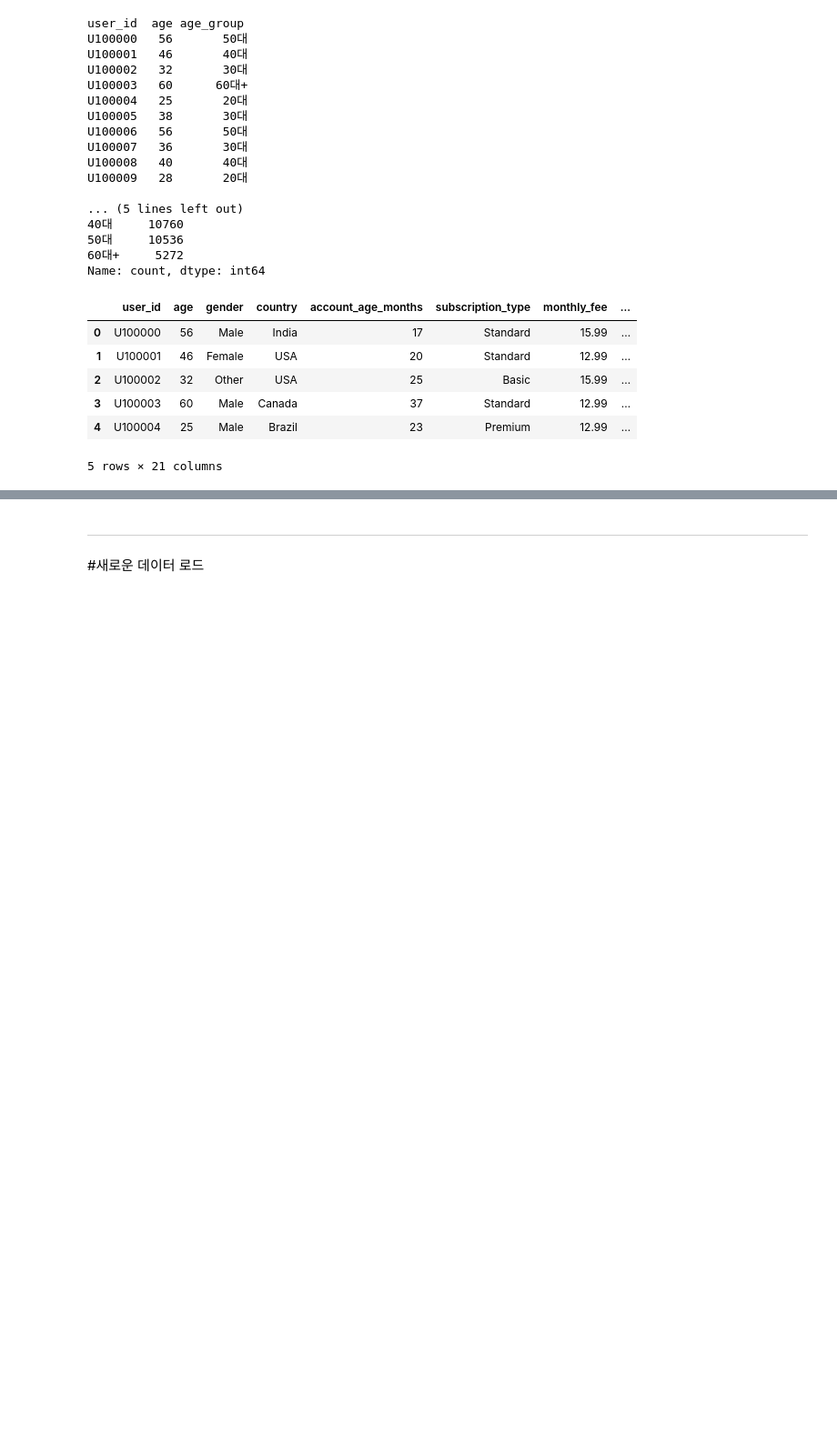
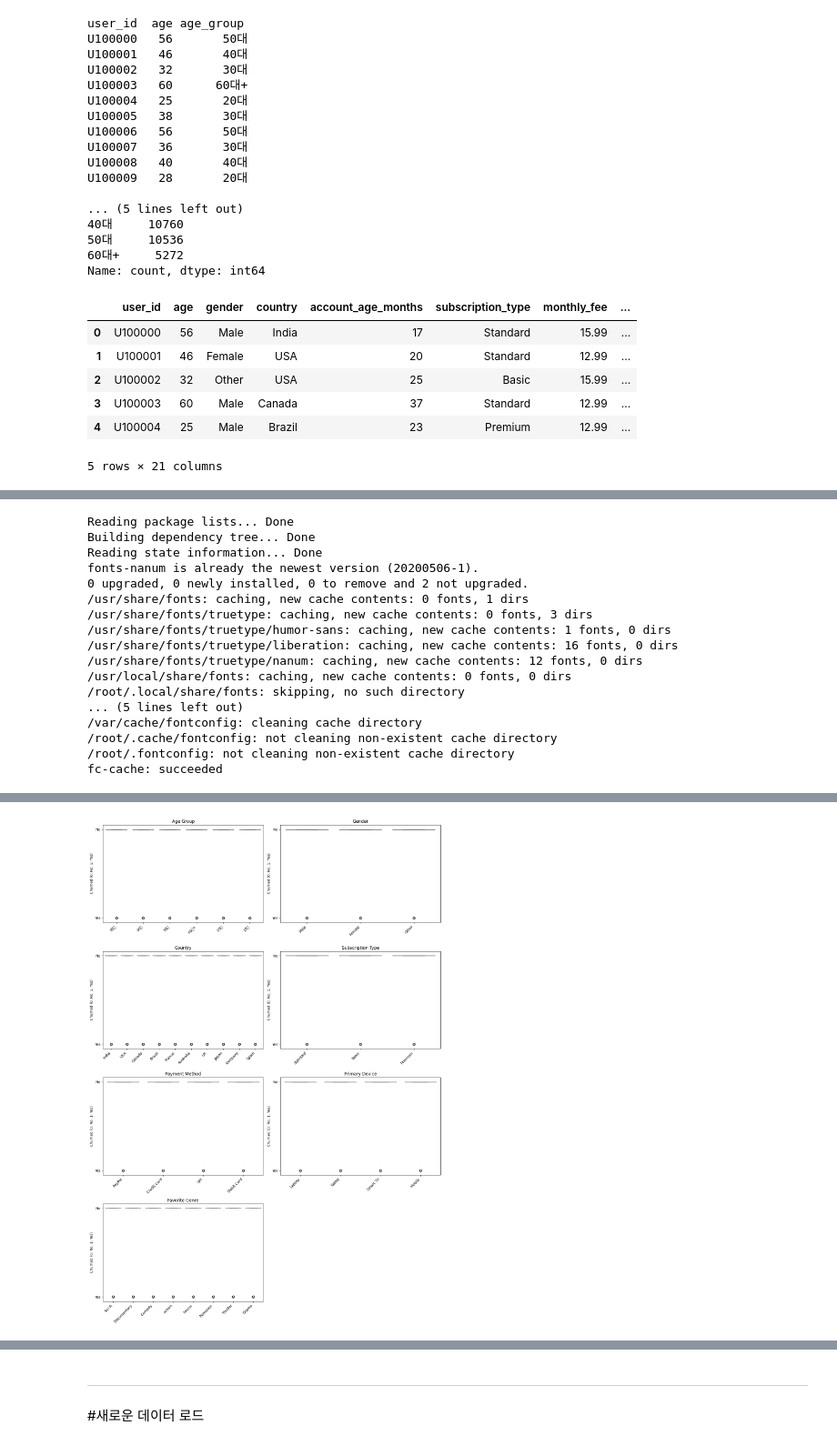
Before and after one commit to DogwonLee/Netflix-User-Behavior, a Jupyter notebook: Netflix.ipynb, the cells around one changed output, grey strips where cells are left out. Shown at 91% size. Cells and saved outputs as stored; diff of their text form; code cells hidden in the pictures; blank space fills up the shorter version.

```diff
--- a/Netflix.ipynb
+++ b/Netflix.ipynb
@@ -183,0 +444,56 @@ df.to_csv("netflix_with_age_group.csv", index=False)
+# %%
+import seaborn as sns
+import matplotlib.pyplot as plt
+
+# 폰트 설정 (이전 셀에서 이미 설치되었을 수 있으나, 혹시 모를 경우를 대비하여 다시 포함합니다)
+!sudo apt-get install -y fonts-nanum
+!sudo fc-cache -fv
+!rm ~/.cache/matplotlib -rf
+
+plt.rc('font', family='NanumBarunGothic') # 나눔바른고딕으로 설정
+plt.rcParams['axes.unicode_minus'] = False # 마이너스 폰트 깨짐 방지
+
+categorical_cols = [
+    'age_group',
+    'gender',
+    'country',
+    'subscription_type',
+    'payment_method',
+    'primary_device',
+    'favorite_genre'
+]
+
+# Calculate number of rows and columns for subplots
+n_cols = 2 # 2열로 변경
+n_rows = (len(categorical_cols) + n_cols - 1) // n_cols
+
+plt.figure(figsize=(n_cols * 7, n_rows * 5)) # 피규어 크기 조정
+
+for i, col in enumerate(categorical_cols):
+    plt.subplot(n_rows, n_cols, i + 1) # 서브플롯 생성
+    sns.boxplot(x=col, y='churned', data=df2, palette='viridis', hue=col, legend=False)
+    plt.title(f'{col.replace("_", " ").title()}')
+    plt.xlabel('') # X축 라벨 제거
+    plt.ylabel('Churned (0: No, 1: Yes)') # Y축 라벨에 설명 추가
+    plt.xticks(rotation=45, ha='right')
+
+plt.tight_layout()
+plt.show()
+# %% [output]
+Reading package lists... Done
+Building dependency tree... Done
+Reading state information... Done
+fonts-nanum is already the newest version (20200506-1).
+0 upgraded, 0 newly installed, 0 to remove and 2 not upgraded.
+/usr/share/fonts: caching, new cache contents: 0 fonts, 1 dirs
+/usr/share/fonts/truetype: caching, new cache contents: 0 fonts, 3 dirs
+/usr/share/fonts/truetype/humor-sans: caching, new cache contents: 1 fonts, 0 dirs
+/usr/share/fonts/truetype/liberation: caching, new cache contents: 16 fonts, 0 dirs
+/usr/share/fonts/truetype/nanum: caching, new cache contents: 12 fonts, 0 dirs
+/usr/local/share/fonts: caching, new cache contents: 0 fonts, 0 dirs
+/root/.local/share/fonts: skipping, no such directory
+... (5 lines left out)
+/var/cache/fontconfig: cleaning cache directory
+/root/.cache/fontconfig: not cleaning non-existent cache directory
+/root/.fontconfig: not cleaning non-existent cache directory
+fc-cache: succeeded
@@ -183,0 +517 @@ df.to_csv("netflix_with_age_group.csv", index=False)
+[figure, added]
```
Also changed, not shown: parts of 11 cells of this notebook.
